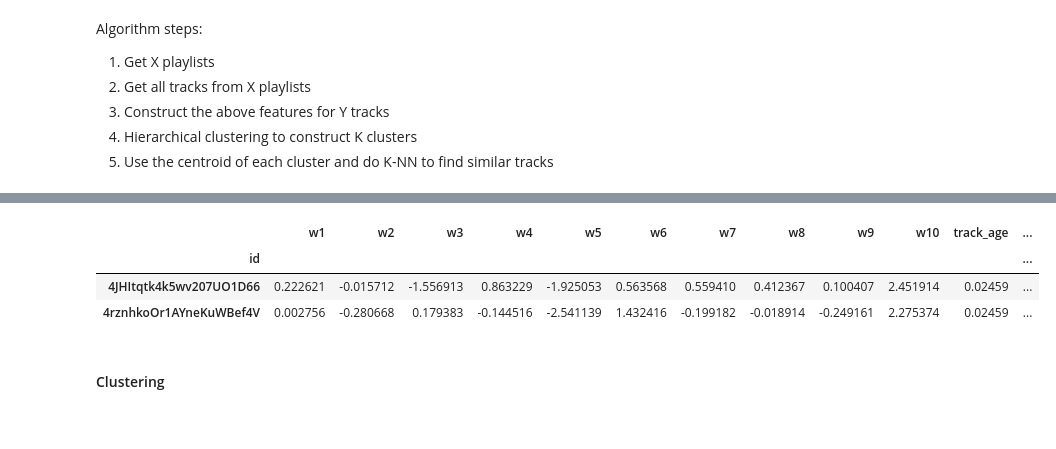
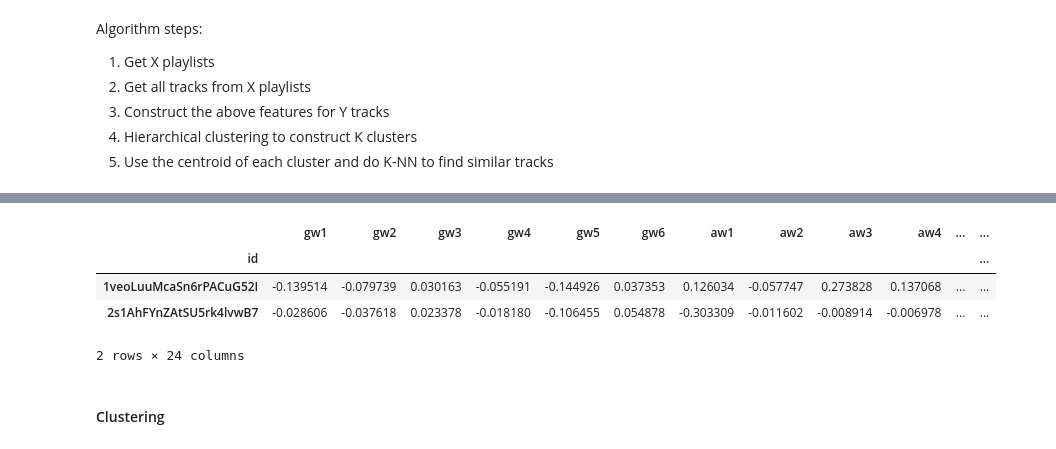
Before and after one commit to taslanidis/Music-Recommender, a Jupyter notebook: analyses/track_representation_vector.ipynb, the cells around one changed output, grey strips where cells are left out. Saved outputs shown, nothing was run; the diff lists cells and outputs as text; code cells hidden in the pictures.

```diff
--- a/analyses/track_representation_vector.ipynb
+++ b/analyses/track_representation_vector.ipynb
@@ -190,11 +242,5 @@ df_db_track_with_genres
 # %%
-# w2v
-track_artist_embeddings = [
-    artist_emb_model.wv[artists[0].strip()] if artists[0].strip() in artist_emb_model.wv else np.zeros(w2v_artist_features)
-        for artists in tqdm(df_db_tracks['id_artists'], desc="tracks")
-]
-
-df_db_track_with_artist = pd.DataFrame(track_artist_embeddings, columns=[f"aw{i+1}" for i in range(w2v_artist_features)])
+df_db_track_with_artist = pd.DataFrame(pca_reduced_track_artist_embeddings, columns=[f"aw{i+1}" for i in range(pca_reduced_track_artist_embeddings.shape[1])])
 df_db_track_with_artist['id'] = df_db_tracks['id'].to_list()
 
 df_db_track_with_genres = pd.merge(df_db_track_with_genres, df_db_track_with_artist, how='left', on='id')
@@ -256,12 +315,12 @@ from recommender_system.algorithm.nn_recommender import NearestNeighborsRecommen
 from recommender_system.algorithm.profile_creator import ProfileCreator
 # %%
 profile_creator = ProfileCreator()
-nn = NearestNeighborsRecommender()
+spotify_web_api = SpotifyWebAPI()
 # %%
-enhanced_tracks = nn._spotify_web_api.get_playlist_tracks_with_audio_features(
-    playlist_id='2QJAhIsFNHVOs7SeheZrDW'
+enhanced_tracks = spotify_web_api.get_playlist_tracks_with_audio_features(
+    playlist_id='0OHx2BNf1Heu8EcGoQqRBD'
 )
-enhanced_tracks = nn._spotify_web_api.enhance_tracks_with_artist_information(enhanced_tracks)
+enhanced_tracks = spotify_web_api.enhance_tracks_with_artist_information(enhanced_tracks)
 # %%
 enhanced_tracks_processed = []
 
@@ -272,7 +331,8 @@ for track in enhanced_tracks:
         'popularity': track.popularity,
         'genres': [genre for artist in track.artists for genre in artist.genres or []],
         'release_date': track.album.release_date,
-        'artist_mean_popularity': np.mean([artist.popularity for artist in track.artists]) if len([artist.popularity for artist in track.artists]) > 0 else None
+        'artist_mean_popularity': np.mean([artist.popularity for artist in track.artists]) if len([artist.popularity for artist in track.artists]) > 0 else None,
+        'id_artists': [artist.id for artist in track.artists]
     }
 
     for key, value in track.audio_features.__dict__.items():
@@ -292,43 +352,49 @@ df_track_pool.head(2)
 # %%
 pool_genres_text = [" ".join([process_genre(genre) for genre in track_genres]) for track_genres in df_track_pool['genres'].to_list()]
 
 # w2v
-track_genres_embeddings = [
+track_pool_genres_embeddings = [
     create_sentence_embedding(
         sentence_tokenized=word_tokenize(track_genre_text),
         weights_per_word=tfidf.transform([track_genre_text]).toarray().reshape(-1,),
         tfidf_vocab=list(tfidf.get_feature_names_out())
     )
         for track_genre_text in tqdm(pool_genres_text, desc="track genres")
 ]
 
-df_track_pool_with_genres = pd.DataFrame(track_genres_embeddings, columns=[f"w{i+1}" for i in range(w2v_genre_features)])
-df_track_pool_with_genres['id'] = df_db_tracks['id'].to_list()
-df_track_pool_with_genres.set_index('id', inplace=True)
+track_pool_genres_embeddings = genre_embeddings_scaler.transform(track_pool_genres_embeddings)
+pca_reduced_track_pool_genres_embeddings = pca_model.transform(track_pool_genres_embeddings)
+
+df_track_pool_with_genres = pd.DataFrame(pca_reduced_track_pool_genres_embeddings, columns=[f"gw{i+1}" for i in range(pca_reduced_track_pool_genres_embeddings.shape[1])])
+df_track_pool_with_genres['id'] = df_track_pool['id'].to_list()
 
 # w2v
-track_artist_embeddings = [
-    artist_emb_model.wv[artists[0].strip()]
+track_pool_artist_embeddings = [
+    artist_emb_model.wv[artists[0].strip()] if artists[0].strip() in artist_emb_model.wv else np.zeros(w2v_artist_features)
         for artists in tqdm(df_track_pool['id_artists'], desc="track genres")
 ]
 
-df_db_track_with_artist = pd.DataFrame(track_artist_embeddings, columns=[f"aw{i+1}" for i in range(w2v_artist_features)])
-df_db_track_with_artist['id'] = df_db_tracks['id'].to_list()
-df_db_track_with_artist.set_index('id', inplace=True)
+track_pool_artist_embeddings = artist_embeddings_scaler.transform(track_pool_artist_embeddings)
+pca_reduced_track_pool_artist_embeddings = pca_model_artist.transform(track_pool_artist_embeddings)
 
-df_db_track_with_genres.merge(df_db_track_with_artist)
+df_db_track_pool_with_artist = pd.DataFrame(pca_reduced_track_pool_artist_embeddings, columns=[f"aw{i+1}" for i in range(pca_reduced_track_pool_artist_embeddings.shape[1])])
+df_db_track_pool_with_artist['id'] = df_track_pool['id'].to_list()
+
+df_track_pool_with_genres = pd.merge(df_track_pool_with_genres, df_db_track_pool_with_artist, how='left', on='id')
+df_track_pool_with_genres.set_index('id', inplace=True)
 
 for feature in scaled_features:
     tempo_array = df_track_pool[feature].to_numpy()
     tempo_array = tempo_array.reshape(-1,1)
     df_track_pool_with_genres[feature] = scalers[feature].transform(tempo_array)
 
 df_track_pool_with_genres.head(2)
 # %% [output]
-|  | w1 | w2 | w3 | w4 | w5 | w6 | w7 | w8 | w9 | w10 | track_age | ... |
+|  | gw1 | gw2 | gw3 | gw4 | gw5 | gw6 | aw1 | aw2 | aw3 | aw4 | ... | ... |
 | id |  |  |  |  |  |  |  |  |  |  |  | ... |
-| 4JHItqtk4k5wv207UO1D66 | 0.222621 | -0.015712 | -1.556913 | 0.863229 | -1.925053 | 0.563568 | 0.559410 | 0.412367 | 0.100407 | 2.451914 | 0.02459 | ... |
-| 4rznhkoOr1AYneKuWBef4V | 0.002756 | -0.280668 | 0.179383 | -0.144516 | -2.541139 | 1.432416 | -0.199182 | -0.018914 | -0.249161 | 2.275374 | 0.02459 | ... |
+| 1veoLuuMcaSn6rPACuG52I | -0.139514 | -0.079739 | 0.030163 | -0.055191 | -0.144926 | 0.037353 | 0.126034 | -0.057747 | 0.273828 | 0.137068 | ... | ... |
+| 2s1AhFYnZAtSU5rk4lvwB7 | -0.028606 | -0.037618 | 0.023378 | -0.018180 | -0.106455 | 0.054878 | -0.303309 | -0.011602 | -0.008914 | -0.006978 | ... | ... |
+2 rows × 24 columns
 # %% [markdown]
 #### Clustering
 # %%
```
Also changed, not shown: parts of 28 cells of this notebook, 1 other file.
